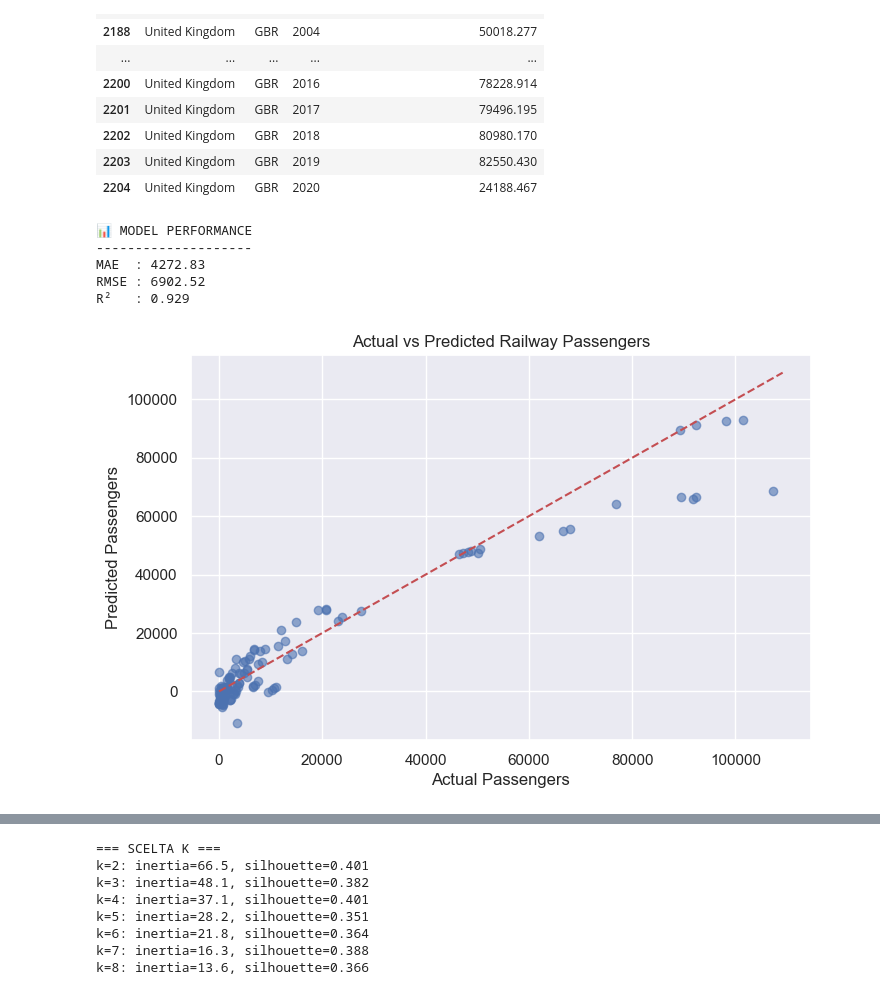
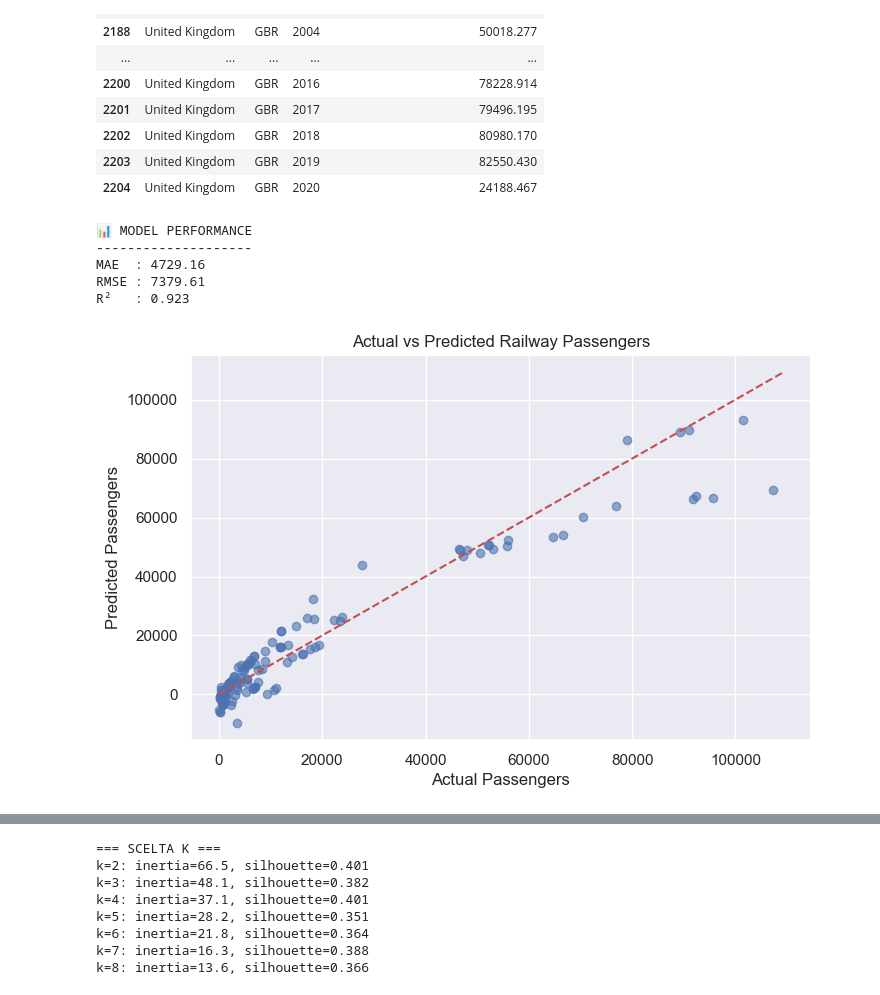
Before and after one commit to stelu-transferarbeit/train_analysis, a Jupyter notebook: TransferArbeit.ipynb, the cells around one changed output, grey strips where cells are left out. Cells and saved outputs as stored; diff of their text form; code cells hidden in the pictures.

Commit message:
Auto pro Capita feature

```diff
--- a/TransferArbeit.ipynb
+++ b/TransferArbeit.ipynb
@@ -17,6 +18,8 @@ dfPassengers = pd.read_csv("railways-passengers-km.csv")
 dfRailways = pd.read_csv("km_railways.csv", sep=",")
 dfGDPCapita = pd.read_csv("GDP_capita.csv", sep=",")
 dfPopulationCSV = pd.read_csv("population.csv", sep=",")
+dfCarsPerCapita = pd.read_csv(urlCarsPerCapita, sep=",", compression="gzip")
+
 df.head()
 
 dfLength = pd.read_csv(urlLengthRailways, sep=",", compression="gzip")
@@ -965,2 +979,12 @@ df
+# %%
+dfCarsPerCapita
+df = df.merge(
+    dfCarsPerCapita[["geo", "TIME_PERIOD", "OBS_VALUE"]],
+    on=["geo", "TIME_PERIOD"],
+    how="left"
+)
+# %%
+df = df.rename(columns={"OBS_VALUE": "cars_per_capita"})
 # %%
 df[df['geo'] == 'Belgium']
+df['cars_per_capita'] = df['cars_per_capita'].interpolate(method='linear', limit=2, limit_direction='forward', limit_area='inside')
@@ -1153,7 +1157,8 @@ features = [
     "rail_density",
     "area",
     "passengers_per_capita",
-    "gdp_per_km_rail"
+    "gdp_per_km_rail",
+    "cars_per_capita"
 ]
 
 target = "Passengers_Mil_KM"
@@ -1193,37 +1198,37 @@ model.fit(X_train, y_train)
 # 5. PREDICTIONS
 # -------------------------
 y_pred = model.predict(X_test)
 
 # -------------------------
 # 6. METRICS
 # -------------------------
 mae = mean_absolute_error(y_test, y_pred)
 rmse = np.sqrt(mean_squared_error(y_test, y_pred))
 r2 = r2_score(y_test, y_pred)
 
 print("📊 MODEL PERFORMANCE")
 print("--------------------")
 print(f"MAE  : {mae:.2f}")
 print(f"RMSE : {rmse:.2f}")
 print(f"R²   : {r2:.3f}")
 
 # -------------------------
 # 7. VISUALIZATION
 # -------------------------
 plt.figure(figsize=(8,5))
 plt.scatter(y_test, y_pred, alpha=0.6)
 plt.plot([y.min(), y.max()], [y.min(), y.max()], 'r--')
 plt.xlabel("Actual Passengers")
 plt.ylabel("Predicted Passengers")
 plt.title("Actual vs Predicted Railway Passengers")
 plt.show()
 # %% [output]
 📊 MODEL PERFORMANCE
 --------------------
-MAE  : 4272.83
-RMSE : 6902.52
-R²   : 0.929
+MAE  : 4729.16
+RMSE : 7379.61
+R²   : 0.923
-[figure, old version]
+[figure, new version]
 # %%
 from sklearn.ensemble import RandomForestRegressor
 
```
Also changed, not shown: parts of 64 cells of this notebook.
